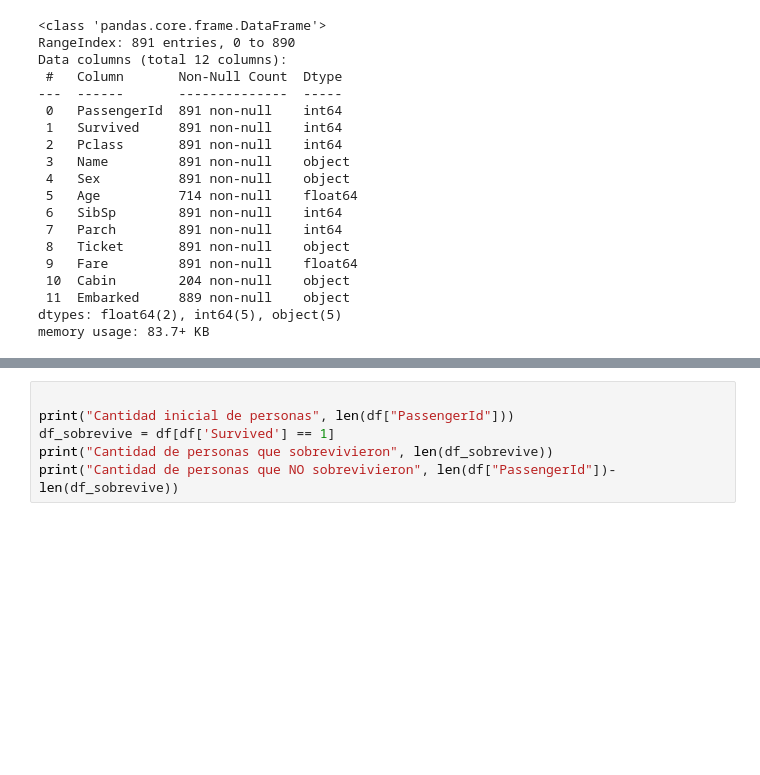
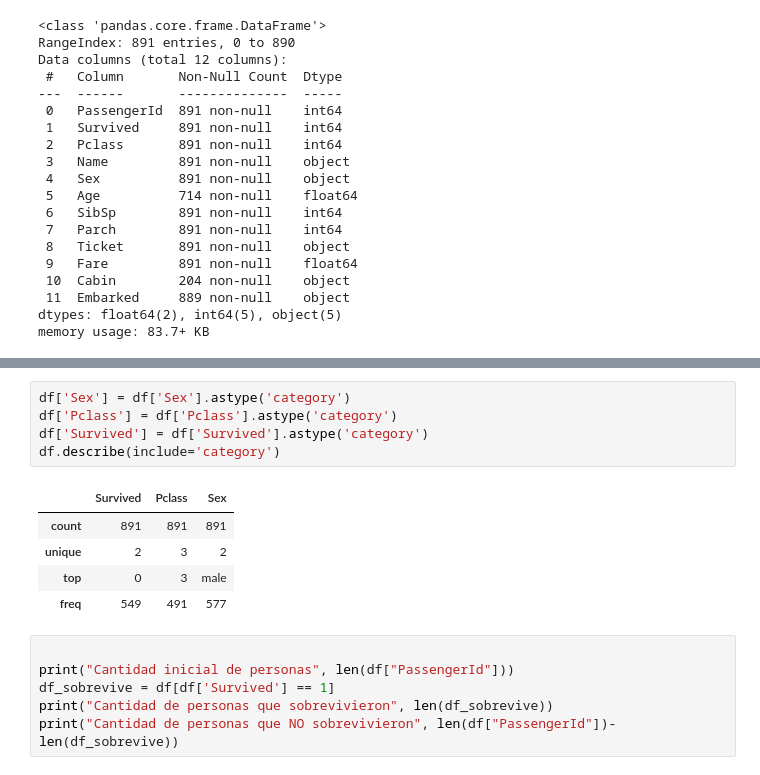
Before and after one commit to Jorge-89/Data-Science-CoderHouse, a Jupyter notebook: Titanic_Pandas.ipynb, the cells around one changed output, grey strips where cells are left out. Drawn from its saved outputs; the diff is of its cells as text; blank space fills up the shorter version.

```diff
--- a/Titanic_Pandas.ipynb
+++ b/Titanic_Pandas.ipynb
@@ -102,3 +119,14 @@ memory usage: 83.7+ KB
+# %%
+df['Sex'] = df['Sex'].astype('category')
+df['Pclass'] = df['Pclass'].astype('category')
+df['Survived'] = df['Survived'].astype('category')
+df.describe(include='category')
+# %% [output]
+|  | Survived | Pclass | Sex |
+| count | 891 | 891 | 891 |
+| unique | 2 | 3 | 2 |
+| top | 0 | 3 | male |
+| freq | 549 | 491 | 577 |
 # %%
 
 print("Cantidad inicial de personas", len(df["PassengerId"]))
```
Also changed, not shown: parts of 14 cells of this notebook.
